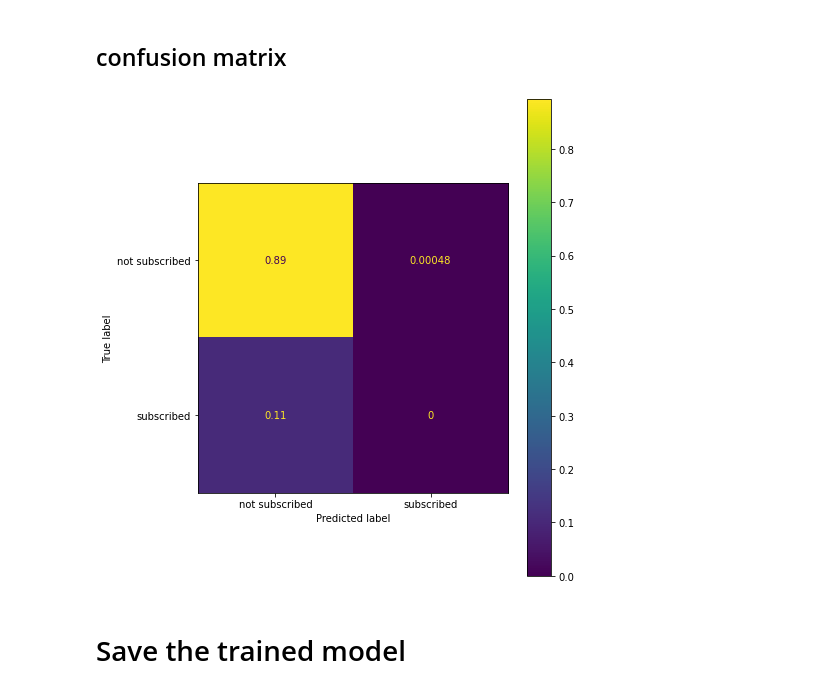
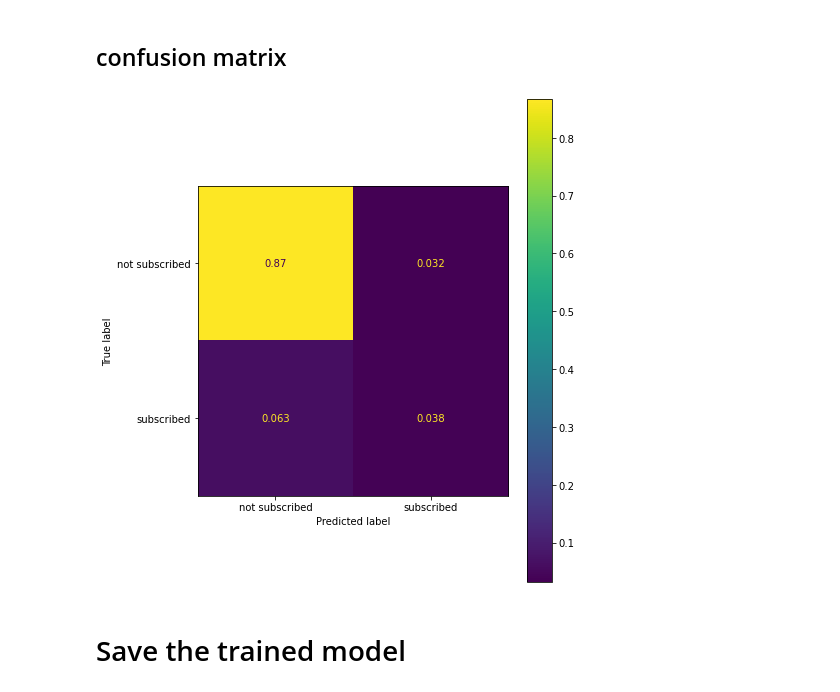
Before and after one commit to rhmnnmhmd/Customer-Segmentation, a Jupyter notebook: customer_segmentation.ipynb, the cells around one changed output. Cells and saved outputs as stored; diff of their text form; code cells hidden in the pictures.

```diff
--- a/customer_segmentation.ipynb
+++ b/customer_segmentation.ipynb
@@ -493,3 +526,0 @@ df
-# %%
-X = df.drop(['term_deposit_subscribed_no', 'term_deposit_subscribed_yes'], axis=1)
-X
@@ -529,7 +527,7 @@ y
 # %% [markdown]
 # Train-test splitting
 # %%
-X_train, X_test, y_train, y_test = train_test_split(X, y, test_size=0.2, random_state=42)
+X_train, X_test, y_train, y_test = train_test_split(X, y_encoded, test_size=0.2, random_state=140922)
 # %%
 X_train
 # %% [output]
@@ -580,7 +572,7 @@ dense_7 = Dense(units=16, activation='relu', kernel_initializer='lecun_normal')(
 dense_8 = Dense(units=8, activation='relu', kernel_initializer='lecun_normal')(dense_7)
 dense_9 = Dense(units=4, activation='relu', kernel_initializer='lecun_normal')(dense_8)
 
-output_1 = Dense(units=2, activation='softmax')(dense_7)
+output_1 = Dense(units=2, activation='softmax')(dense_9)
 # %% [markdown]
 ## create the Model object
 # %%
@@ -626,6 +618,6 @@ tensorboard_callback = TensorBoard(log_dir=LOG_PATH)
 model_hist = model.fit(X_train,
                        y_train,
                        batch_size=250,
-                       epochs=60,
+                       epochs=100,
                        callbacks=[tensorboard_callback],
                        validation_data=(X_test, y_test))
@@ -692,11 +711,16 @@ not subscribed       0.89      1.00      0.94      5547
 ## confusion matrix
 # %%
 fig, ax = plt.subplots(1, 1, figsize=(7, 7))
-ConfusionMatrixDisplay.from_predictions(y_true, y_pred, normalize='all', ax=ax, display_labels=['not subscribed', 'subscribed'])
+
+ConfusionMatrixDisplay.from_predictions(y_true,
+                                        y_pred,
+                                        normalize='all',
+                                        ax=ax,
+                                        display_labels=['not subscribed', 'subscribed'])
 plt.tight_layout()
 plt.show()
 # %% [output]
-[figure, old version]
+[figure, new version]
 # %% [markdown]
 # Save the trained model
 # %%
```
Also changed, not shown: parts of 49 cells of this notebook, 19 other files.
